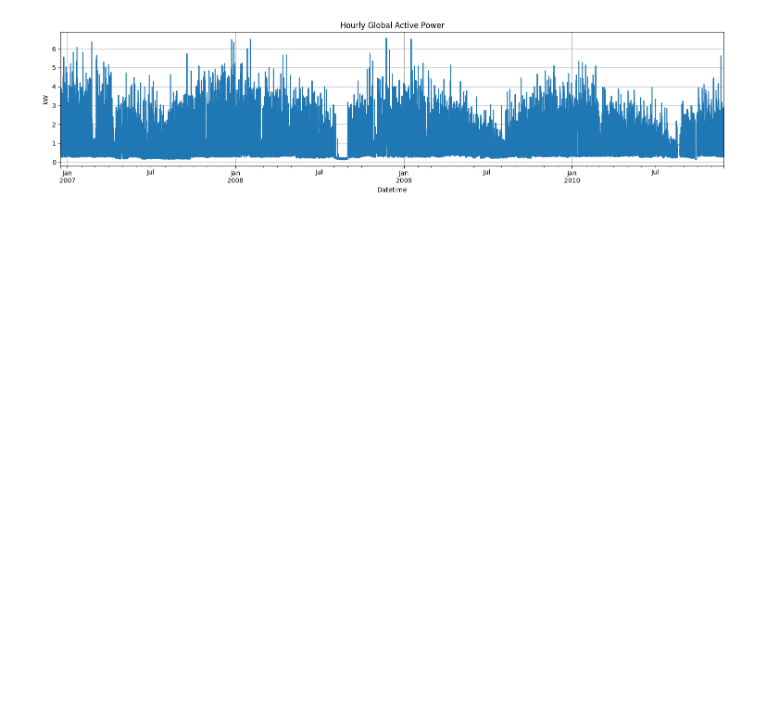
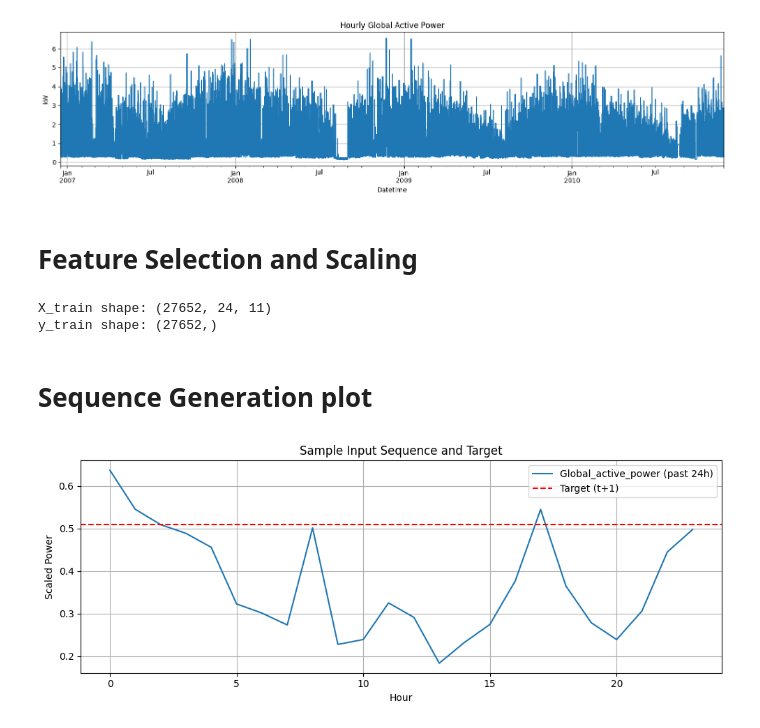
Before and after one commit to TigistW/Energy-Consumption-Forecasting, a Jupyter notebook: notebooks/sequence_analysis.ipynb, the cells around one changed output. Drawn from its saved outputs; the diff is of its cells as text; code cells hidden in the pictures; blank space fills up the shorter version.

Commit message:
added a time series plot of the generated sequence

```diff
--- a/notebooks/sequence_analysis.ipynb
+++ b/notebooks/sequence_analysis.ipynb
@@ -86,3 +86,37 @@ plt.tight_layout()
 plt.show()
 # %% [output]
 [figure]
+# %% [markdown]
+# Feature Selection and Scaling
+# %%
+from sklearn.preprocessing import MinMaxScaler
+from sklearn.model_selection import train_test_split
+all_features = [
+    'Global_active_power', 'Global_reactive_power', 'Voltage',
+    'Global_intensity', 'Sub_metering_1', 'Sub_metering_2', 'Sub_metering_3'
+]
+time_features = ['hour', 'dayofweek', 'month', 'is_weekend']
+
+features = all_features + time_features
+target_column = 'Global_active_power'
+df = df[features]
+# %%
+scaler = MinMaxScaler()
+scaled_df = pd.DataFrame(
+    scaler.fit_transform(df),
+    columns=features,
+    index=df.index
+)
+# %%
+def create_sequences(data, window_size=24, horizon=1):
+    X, y = [], []
+    for i in range(len(data) - window_size - horizon + 1):
+        x_i = data.iloc[i:i+window_size].values
+        y_i = data.iloc[i+window_size + horizon - 1][0]  # Predict Global_active_power
+        X.append(x_i)
+        y.append(y_i)
+    return np.array(X), np.array(y)
+
+WINDOW_SIZE = 24
+HORIZON = 1
+X, y = create_sequences(scaled_df, window_size=WINDOW_SIZE, horizon=HORIZON)
@@ -88,0 +127,22 @@ plt.show()
+# %%
+print(f"X_train shape: {X_train.shape}")
+print(f"y_train shape: {y_train.shape}")
+# %% [output]
+X_train shape: (27652, 24, 11)
+y_train shape: (27652,)
+# %% [markdown]
+# Sequence Generation plot
+# %%
+sample_idx = 0
+plt.figure(figsize=(10, 4))
+plt.plot(X[sample_idx][:, 0], label='Global_active_power (past 24h)')
+plt.axhline(y=y[sample_idx], color='r', linestyle='--', label='Target (t+1)')
+plt.title("Sample Input Sequence and Target")
+plt.xlabel("Hour")
+plt.ylabel("Scaled Power")
+plt.legend()
+plt.grid(True)
+plt.tight_layout()
+plt.show()
+# %% [output]
+[figure, added]
```
Also changed, not shown: parts of 6 cells of this notebook.
